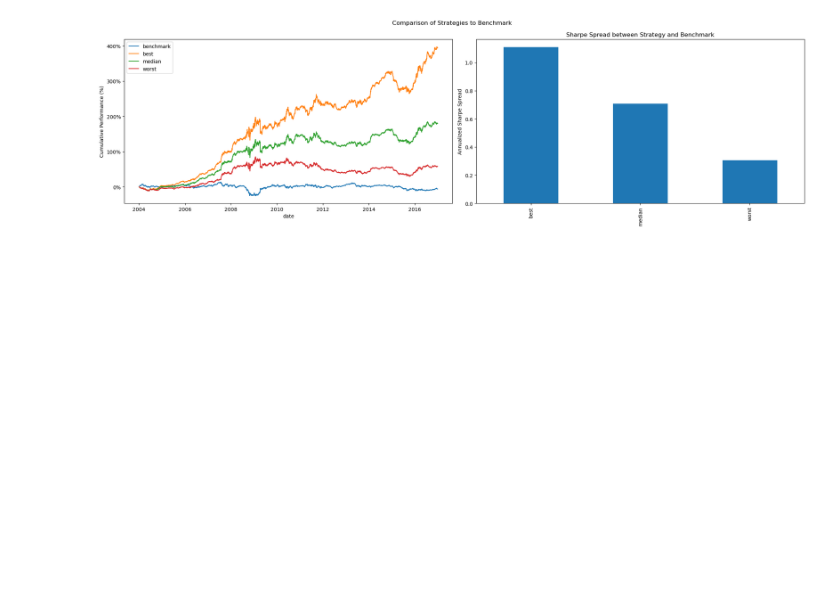
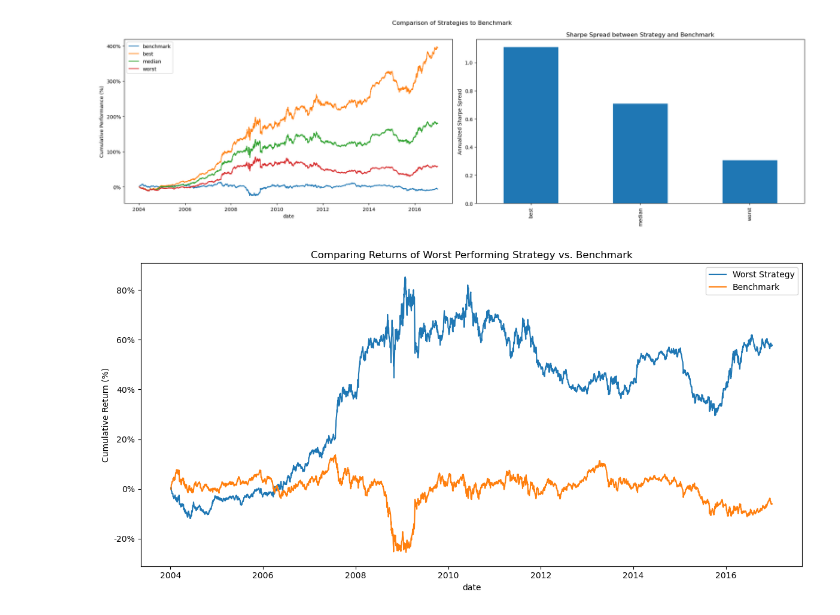
Before and after one commit to diegodalvarez/FXCarryCitiSurprise, a Jupyter notebook: root/notebook/PCAOLSBacktest.ipynb, the cells around one changed output. Drawn from its saved outputs; the diff is of its cells as text; code cells hidden in the pictures; blank space fills up the shorter version.

```diff
--- a/root/notebook/PCAOLSBacktest.ipynb
+++ b/root/notebook/PCAOLSBacktest.ipynb
@@ -387,3 +388,33 @@ def plot_best_worst_benchmark_comparison(df_best_worst: pd.DataFrame) -> plt.Fig
 plot_best_worst_benchmark_comparison(df_best_worst)
 # %% [output]
 [figure]
+# %%
+def plot_worst_comparison(df_best_worst: pd.DataFrame) -> plt.Figure:
+
+    fig, axes = plt.subplots(figsize = (12,6))
+
+    df_benchmark = (PCAModel().get_misc_indices()[
+        ["date", "rtn"]].
+        assign(group = "benchmark").dropna())
+
+    (df_best_worst.query(
+        "group == 'worst'")
+        [["date", "signal_rtn"]].
+        merge(right = df_benchmark, how = "inner", on = ["date"]).
+        drop(columns = ["group"]).
+        rename(columns = {
+            "signal_rtn": "Worst Strategy",
+            "rtn"       : "Benchmark"}).
+        set_index("date").
+        apply(lambda x: np.cumprod(1 + x) - 1).
+        plot(
+            ax     = axes,
+            title  = "Comparing Returns of Worst Performing Strategy vs. Benchmark",
+            ylabel = "Cumulative Return (%)"))
+
+    axes.yaxis.set_major_formatter(FuncFormatter(lambda x, _: f"{x * 100:.0f}%"))
+    plt.tight_layout()
+
+plot_worst_comparison(df_best_worst)
+# %% [output]
+[figure, added]
```
Also changed, not shown: parts of 4 cells of this notebook.
